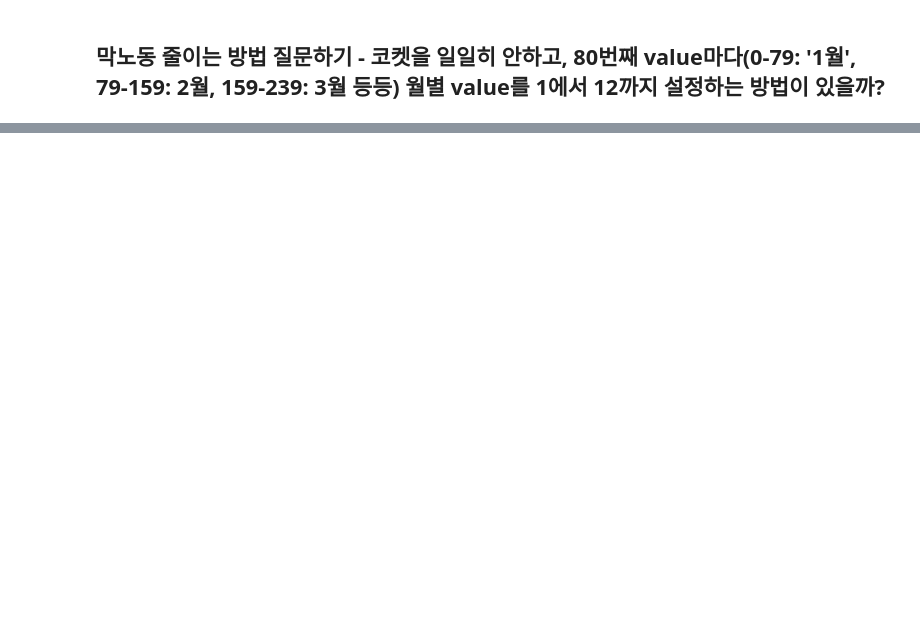
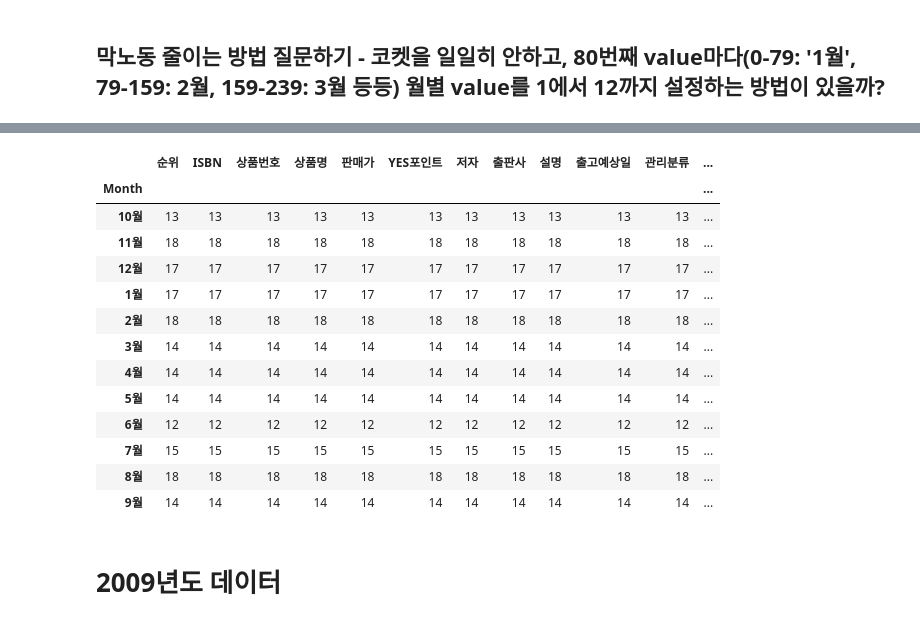
Before and after one commit to twg12/Bestseller-Analysis, a Jupyter notebook: Yes24 Bestseller/Total.ipynb, the cells around one changed output, grey strips where cells are left out. Drawn from its saved outputs; the diff is of its cells as text; code cells hidden in the pictures; blank space fills up the shorter version.

```diff
--- a/Yes24 Bestseller/Total.ipynb
+++ b/Yes24 Bestseller/Total.ipynb
@@ -58,0 +75,19 @@ Yes24_2008[Yes24_2008['순위'] == 1].head(3)
+# %%
+Yes24_2008[Yes24_2008["관리분류"] == '국내도서-소설/시/희곡'].groupby('Month').count()
+# %% [output]
+|  | 순위 | ISBN | 상품번호 | 상품명 | 판매가 | YES포인트 | 저자 | 출판사 | 설명 | 출고예상일 | 관리분류 | ... |
+| Month |  |  |  |  |  |  |  |  |  |  |  | ... |
+| 10월 | 13 | 13 | 13 | 13 | 13 | 13 | 13 | 13 | 13 | 13 | 13 | ... |
+| 11월 | 18 | 18 | 18 | 18 | 18 | 18 | 18 | 18 | 18 | 18 | 18 | ... |
+| 12월 | 17 | 17 | 17 | 17 | 17 | 17 | 17 | 17 | 17 | 17 | 17 | ... |
+| 1월 | 17 | 17 | 17 | 17 | 17 | 17 | 17 | 17 | 17 | 17 | 17 | ... |
+| 2월 | 18 | 18 | 18 | 18 | 18 | 18 | 18 | 18 | 18 | 18 | 18 | ... |
+| 3월 | 14 | 14 | 14 | 14 | 14 | 14 | 14 | 14 | 14 | 14 | 14 | ... |
+| 4월 | 14 | 14 | 14 | 14 | 14 | 14 | 14 | 14 | 14 | 14 | 14 | ... |
+| 5월 | 14 | 14 | 14 | 14 | 14 | 14 | 14 | 14 | 14 | 14 | 14 | ... |
+| 6월 | 12 | 12 | 12 | 12 | 12 | 12 | 12 | 12 | 12 | 12 | 12 | ... |
+| 7월 | 15 | 15 | 15 | 15 | 15 | 15 | 15 | 15 | 15 | 15 | 15 | ... |
+| 8월 | 18 | 18 | 18 | 18 | 18 | 18 | 18 | 18 | 18 | 18 | 18 | ... |
+| 9월 | 14 | 14 | 14 | 14 | 14 | 14 | 14 | 14 | 14 | 14 | 14 | ... |
+# %% [markdown]
+# 2009년도 데이터
```
Also changed, not shown: parts of 7 cells of this notebook, 1 other file.
